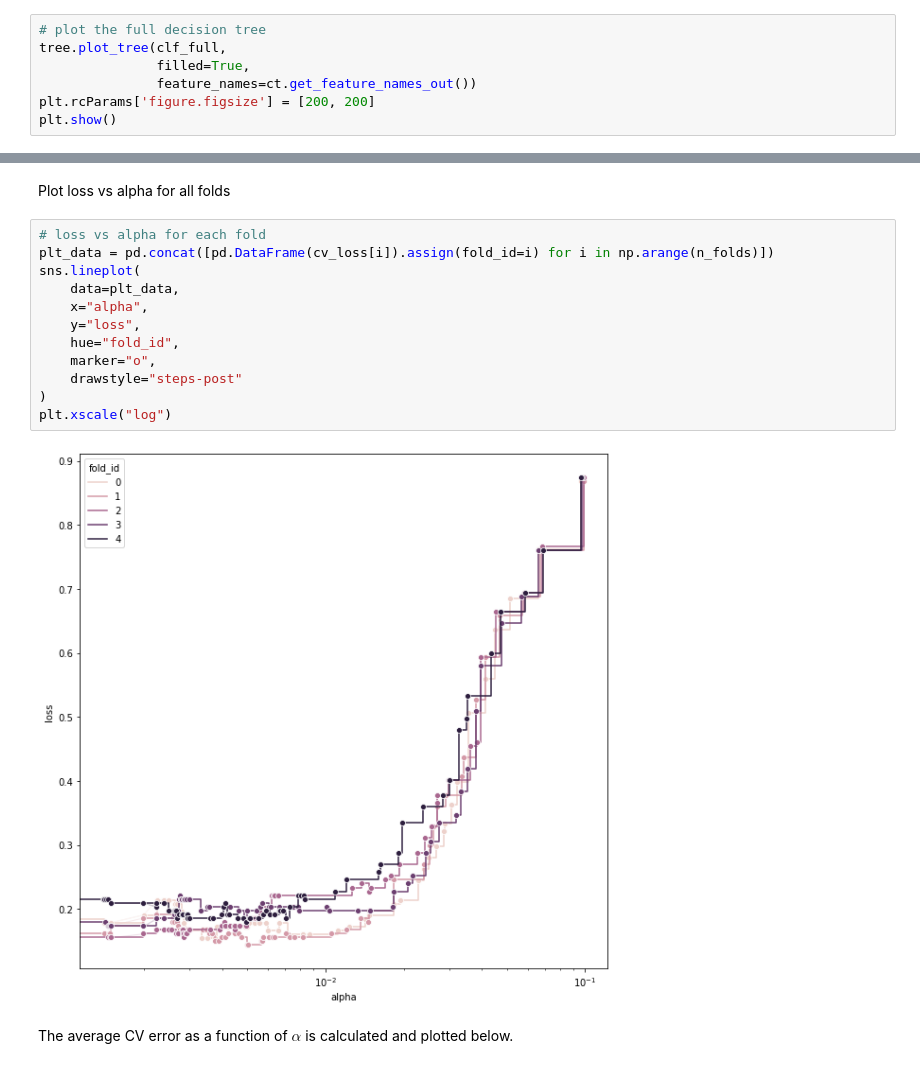
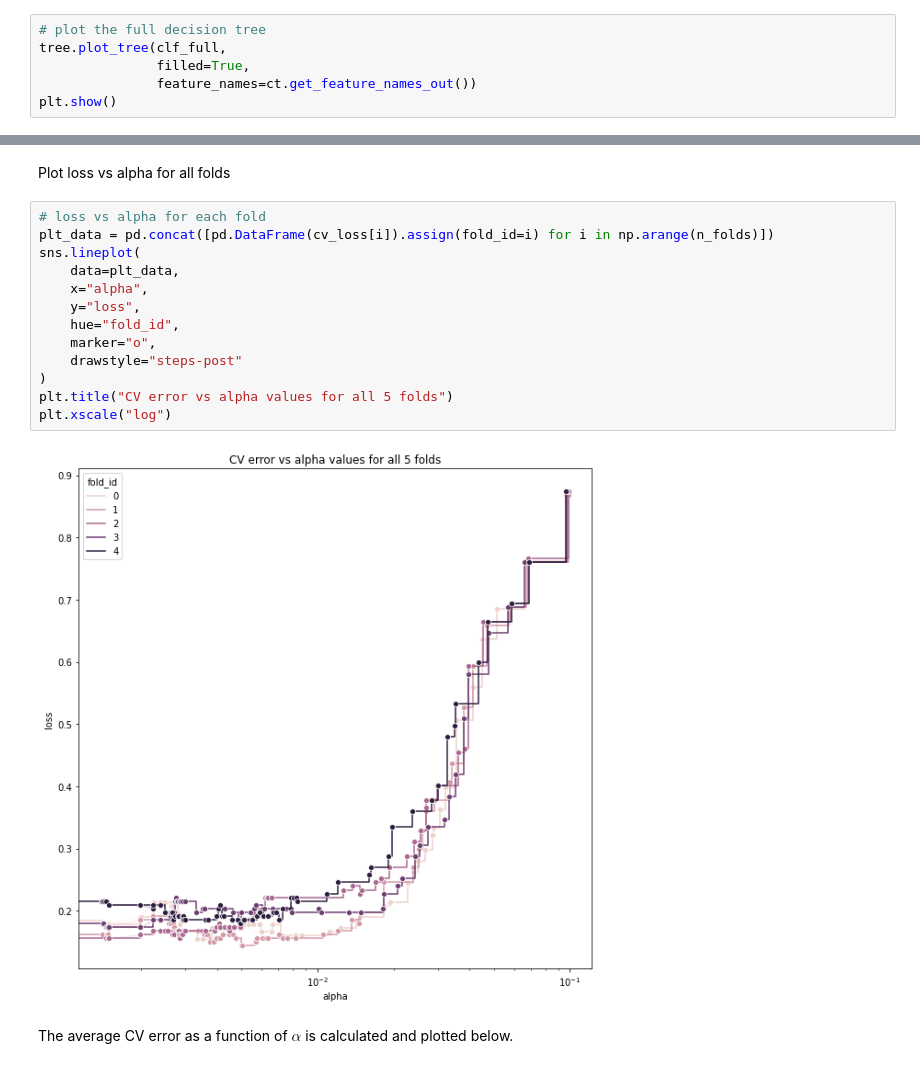
Before and after one commit to xujustinj/pokemon-type-classification, a Jupyter notebook: Build_Decision_Tree.ipynb, the cells around one changed output, grey strips where cells are left out. Drawn from its saved outputs; the diff is of its cells as text.

```diff
--- a/Build_Decision_Tree.ipynb
+++ b/Build_Decision_Tree.ipynb
@@ -79,7 +80,6 @@ Plotting the decision tree to check how it looks like
 tree.plot_tree(clf_full,
                filled=True,
                feature_names=ct.get_feature_names_out())
-plt.rcParams['figure.figsize'] = [200, 200]
 plt.show()
 # %% [output]
 [figure]
@@ -158,17 +158,18 @@ Plot loss vs alpha for all folds
 # %%
 # loss vs alpha for each fold
 plt_data = pd.concat([pd.DataFrame(cv_loss[i]).assign(fold_id=i) for i in np.arange(n_folds)])
 sns.lineplot(
     data=plt_data,
     x="alpha",
     y="loss",
     hue="fold_id",
     marker="o",
     drawstyle="steps-post"
 )
+plt.title("CV error vs alpha values for all 5 folds")
 plt.xscale("log")
 # %% [output]
-[figure, old version]
+[figure, new version]
 # %% [markdown]
 The average CV error as a function of $\alpha$ is calculated and plotted below.
 # %%
```
Also changed, not shown: parts of 3 cells of this notebook, 1 other file.
